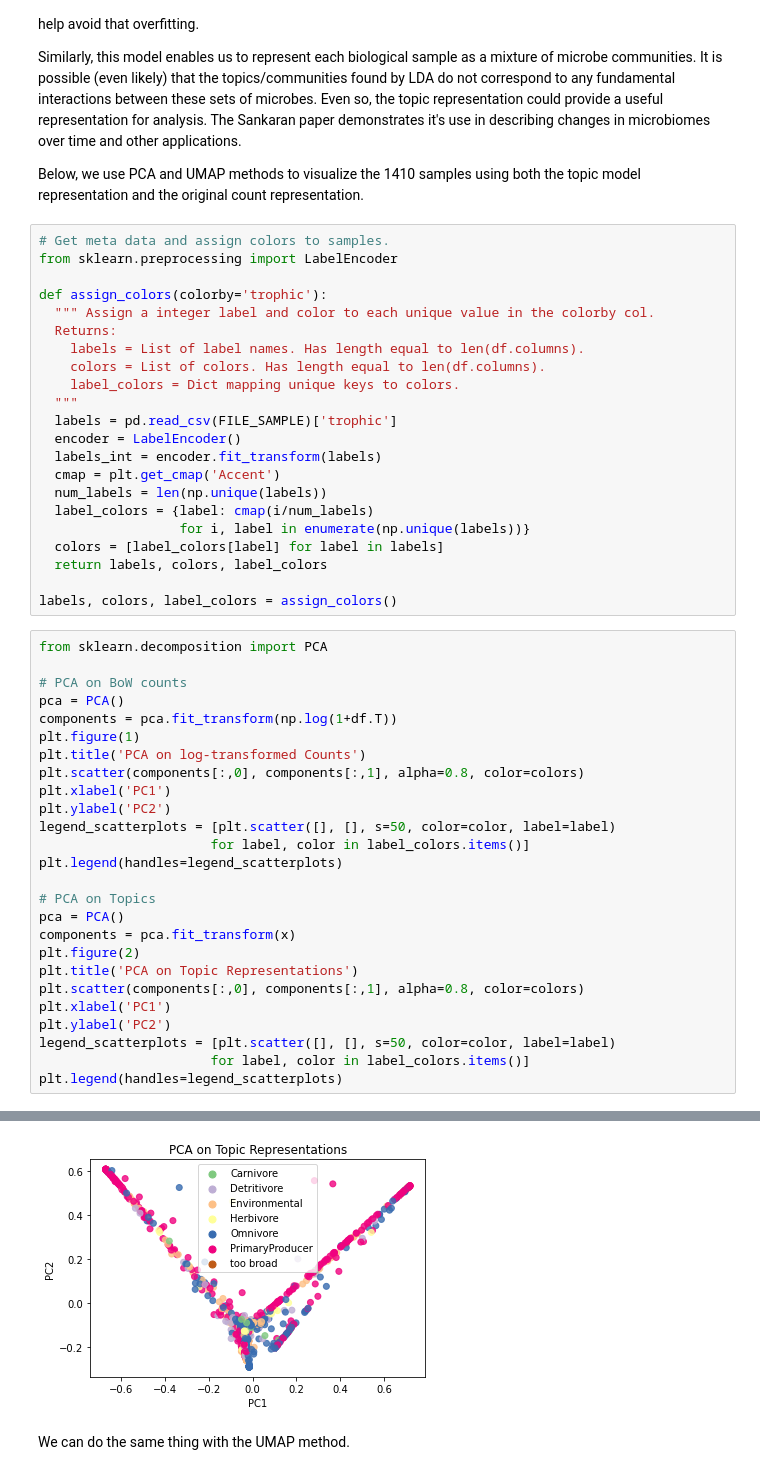
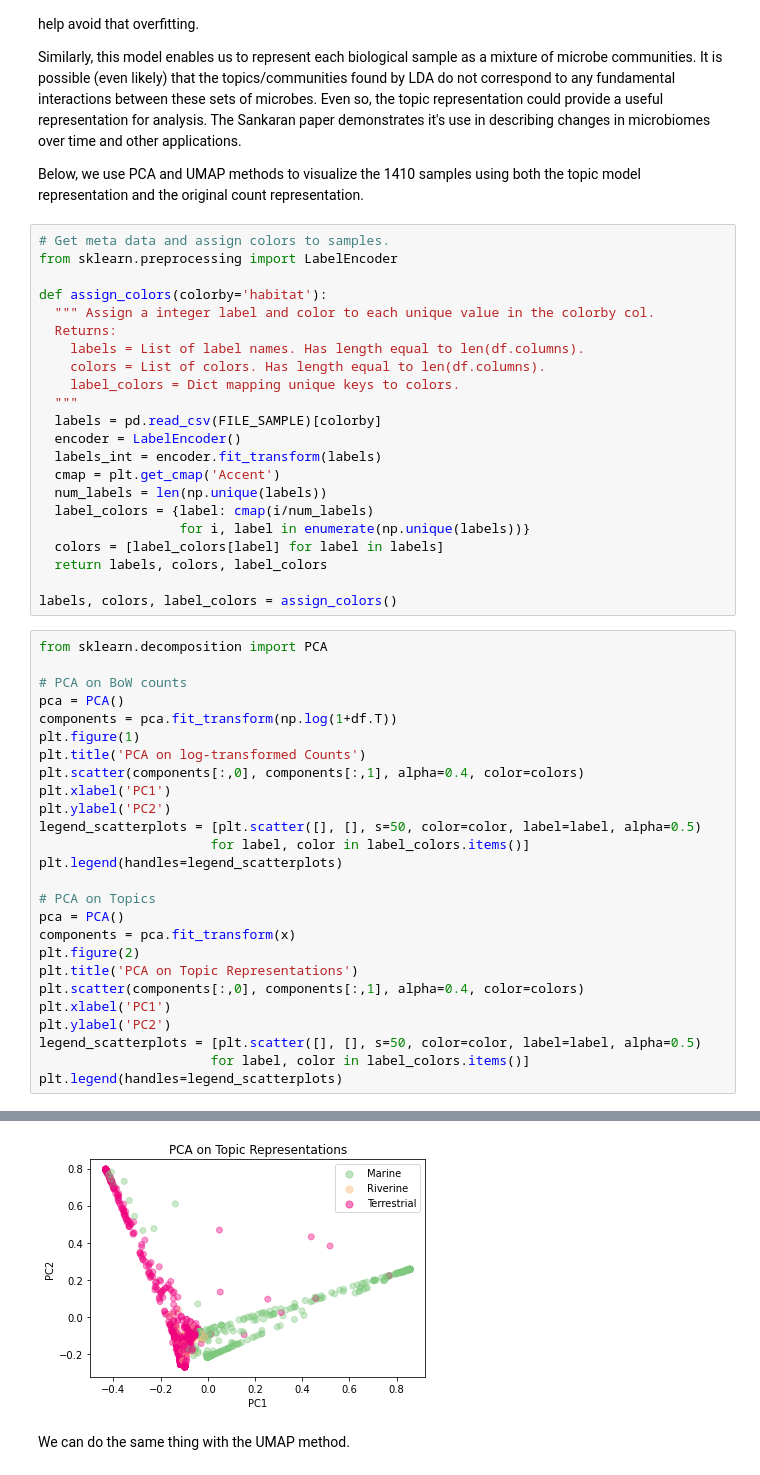
Before and after one commit to peterjsadowski/Tutorial-Microbiome, a Jupyter notebook: part3_topic_models.ipynb, the cells around one changed output, grey strips where cells are left out. Cells and saved outputs as stored; diff of their text form.

```diff
--- a/part3_topic_models.ipynb
+++ b/part3_topic_models.ipynb
@@ -225,14 +229,14 @@ Below, we use PCA and UMAP methods to visualize the 1410 samples using both the
 # Get meta data and assign colors to samples.
 from sklearn.preprocessing import LabelEncoder
 
-def assign_colors(colorby='trophic'):
+def assign_colors(colorby='habitat'):
   """ Assign a integer label and color to each unique value in the colorby col.
   Returns:
     labels = List of label names. Has length equal to len(df.columns).
     colors = List of colors. Has length equal to len(df.columns).
     label_colors = Dict mapping unique keys to colors.
   """
-  labels = pd.read_csv(FILE_SAMPLE)['trophic']
+  labels = pd.read_csv(FILE_SAMPLE)[colorby]
   encoder = LabelEncoder()
   labels_int = encoder.fit_transform(labels)
   cmap = plt.get_cmap('Accent')
@@ -251,10 +255,10 @@ pca = PCA()
 components = pca.fit_transform(np.log(1+df.T))
 plt.figure(1)
 plt.title('PCA on log-transformed Counts')
-plt.scatter(components[:,0], components[:,1], alpha=0.8, color=colors)
+plt.scatter(components[:,0], components[:,1], alpha=0.4, color=colors)
 plt.xlabel('PC1')
 plt.ylabel('PC2')
-legend_scatterplots = [plt.scatter([], [], s=50, color=color, label=label)
+legend_scatterplots = [plt.scatter([], [], s=50, color=color, label=label, alpha=0.5)
                       for label, color in label_colors.items()]
 plt.legend(handles=legend_scatterplots)
 
@@ -263,10 +267,10 @@ pca = PCA()
 components = pca.fit_transform(x)
 plt.figure(2)
 plt.title('PCA on Topic Representations')
-plt.scatter(components[:,0], components[:,1], alpha=0.8, color=colors)
+plt.scatter(components[:,0], components[:,1], alpha=0.4, color=colors)
 plt.xlabel('PC1')
 plt.ylabel('PC2')
-legend_scatterplots = [plt.scatter([], [], s=50, color=color, label=label)
+legend_scatterplots = [plt.scatter([], [], s=50, color=color, label=label, alpha=0.5)
                       for label, color in label_colors.items()]
 plt.legend(handles=legend_scatterplots)
 # %% [output]
@@ -275,4 +279,4 @@ plt.legend(handles=legend_scatterplots)
-[figure, old version]
+[figure, new version]
 # %% [markdown]
 We can do the same thing with the UMAP method.
 # %%
```
Also changed, not shown: parts of 8 cells of this notebook.
